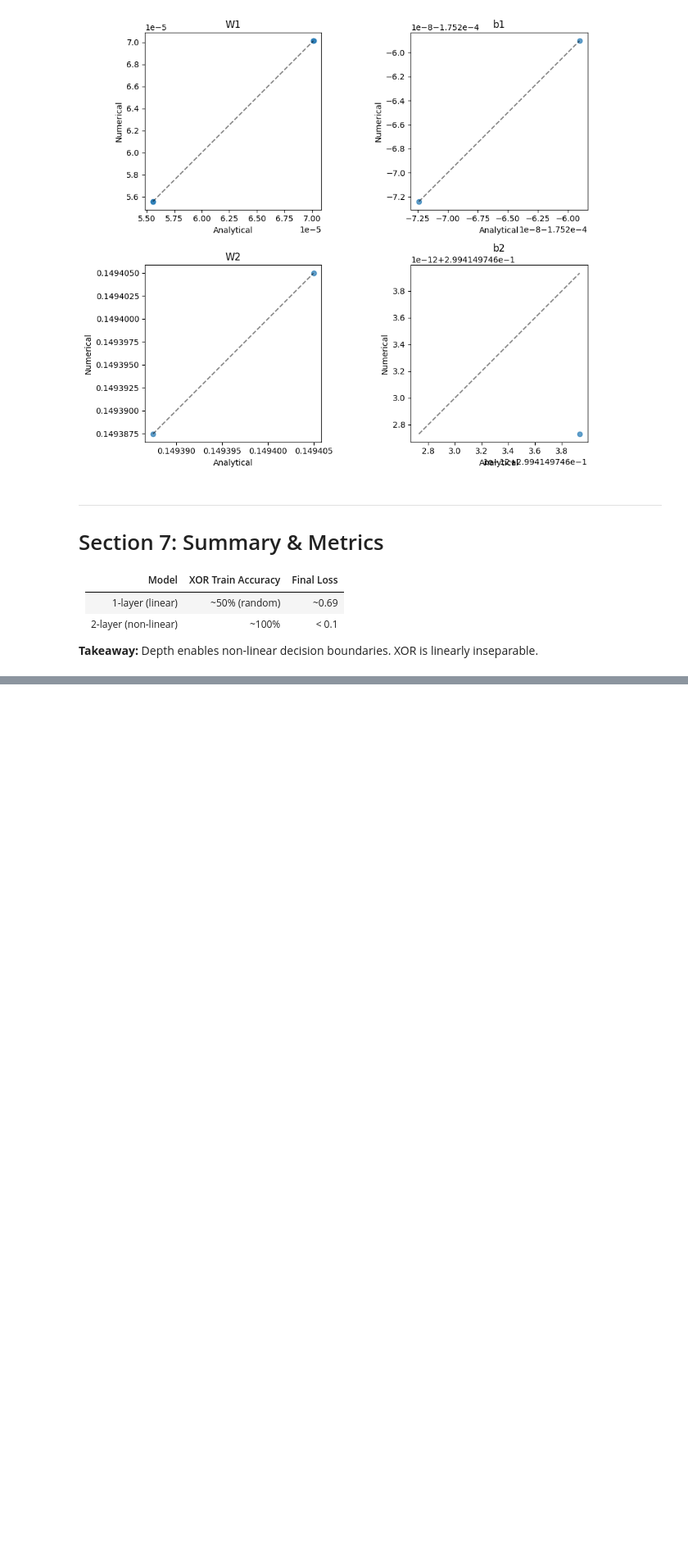
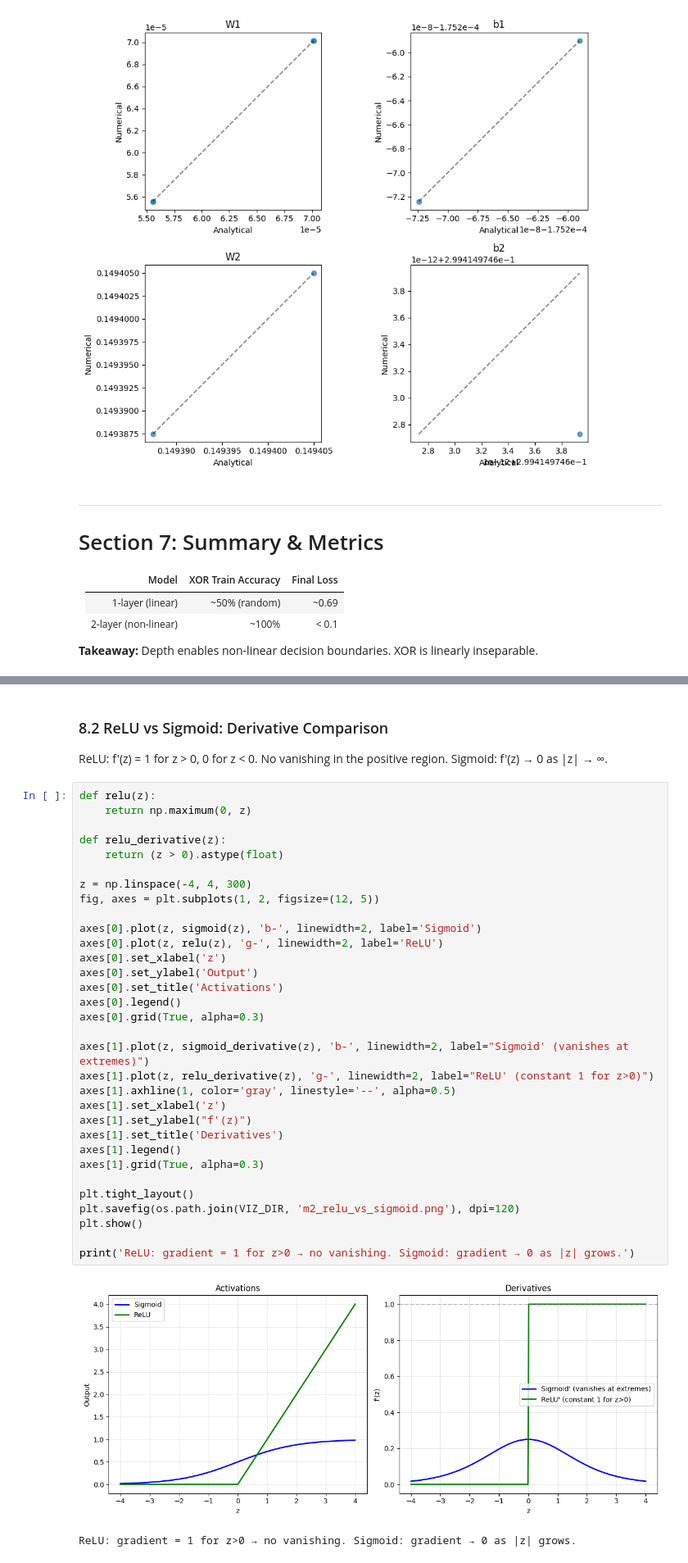
Before and after one commit to bhavik1611/llm-engineering-mastery, a Jupyter notebook: phase1_foundations/M2_neural_network_from_scratch/M2_experiments_and_visualizations.ipynb, the cells around one changed output, grey strips where cells are left out. Shown at 82% size. Saved outputs shown, nothing was run; the diff lists cells and outputs as text; blank space fills up the shorter version.

```diff
--- a/phase1_foundations/M2_neural_network_from_scratch/M2_experiments_and_visualizations.ipynb
+++ b/phase1_foundations/M2_neural_network_from_scratch/M2_experiments_and_visualizations.ipynb
@@ -332,0 +375,39 @@ plt.show()
+# %% [markdown]
+### 8.2 ReLU vs Sigmoid: Derivative Comparison
+
+ReLU: f'(z) = 1 for z > 0, 0 for z < 0. No vanishing in the positive region. Sigmoid: f'(z) → 0 as |z| → ∞.
+# %%
+def relu(z):
+    return np.maximum(0, z)
+
+def relu_derivative(z):
+    return (z > 0).astype(float)
+
+z = np.linspace(-4, 4, 300)
+fig, axes = plt.subplots(1, 2, figsize=(12, 5))
+
+axes[0].plot(z, sigmoid(z), 'b-', linewidth=2, label='Sigmoid')
+axes[0].plot(z, relu(z), 'g-', linewidth=2, label='ReLU')
+axes[0].set_xlabel('z')
+axes[0].set_ylabel('Output')
+axes[0].set_title('Activations')
+axes[0].legend()
+axes[0].grid(True, alpha=0.3)
+
+axes[1].plot(z, sigmoid_derivative(z), 'b-', linewidth=2, label="Sigmoid' (vanishes at extremes)")
+axes[1].plot(z, relu_derivative(z), 'g-', linewidth=2, label="ReLU' (constant 1 for z>0)")
+axes[1].axhline(1, color='gray', linestyle='--', alpha=0.5)
+axes[1].set_xlabel('z')
+axes[1].set_ylabel("f'(z)")
+axes[1].set_title('Derivatives')
+axes[1].legend()
+axes[1].grid(True, alpha=0.3)
+
+plt.tight_layout()
+plt.savefig(os.path.join(VIZ_DIR, 'm2_relu_vs_sigmoid.png'), dpi=120)
+plt.show()
+
+print('ReLU: gradient = 1 for z>0 → no vanishing. Sigmoid: gradient → 0 as |z| grows.')
+# %% [output]
+[figure, added]
+ReLU: gradient = 1 for z>0 → no vanishing. Sigmoid: gradient → 0 as |z| grows.
```
Also changed, not shown: parts of 7 cells of this notebook, 9 other files.
